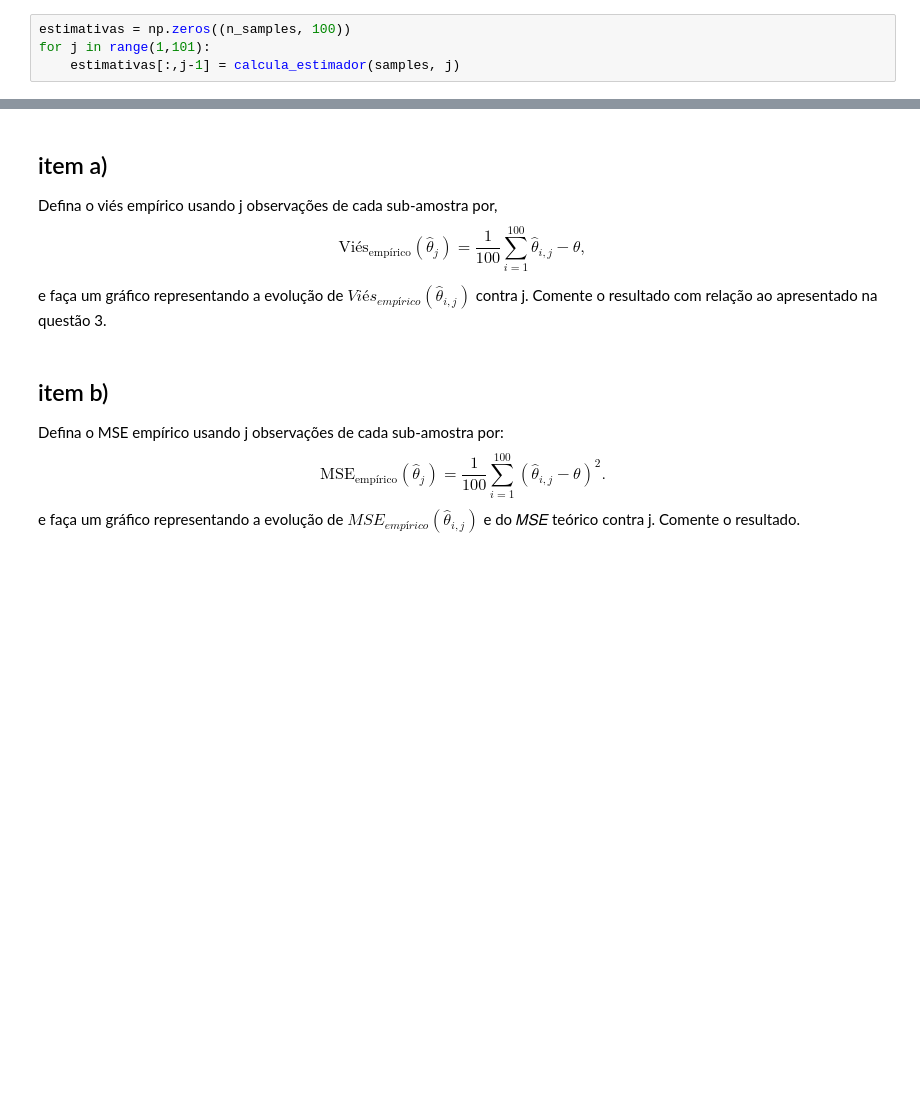
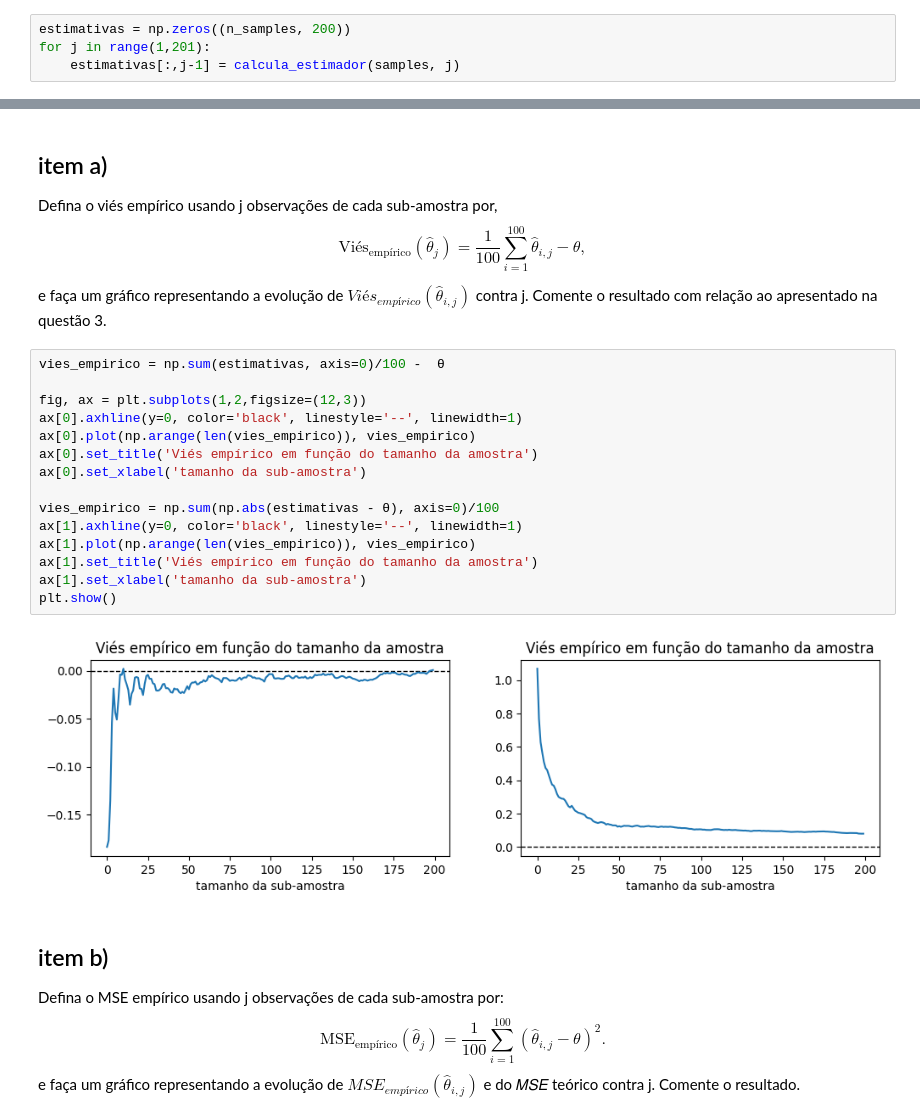
Before and after one commit to asdmalizia/masters, a Jupyter notebook: Inferência estatística/Lista prática.ipynb, the cells around one changed output, grey strips where cells are left out. Cells and saved outputs as stored; diff of their text form; blank space fills up the shorter version.

```diff
--- a/Inferência estatística/Lista prática.ipynb
+++ b/Inferência estatística/Lista prática.ipynb
@@ -70,8 +74,8 @@ def calcula_estimador(samples, sample_size):
         return np.full(samples.shape[0], np.nan)
     return np.mean(samples[:,:sample_size], axis=1)/2
 # %%
-estimativas = np.zeros((n_samples, 100))
-for j in range(1,101):
+estimativas = np.zeros((n_samples, 200))
+for j in range(1,201):
     estimativas[:,j-1] = calcula_estimador(samples, j)
 # %%
 estimativas.shape
@@ -96,6 +100,23 @@ $$
 
 e faça um gráfico representando a evolução de $Viés_{empírico}(\hat{\theta}_{i,j})$ contra j.
 Comente o resultado com relação ao apresentado na questão 3.
+# %%
+vies_empirico = np.sum(estimativas, axis=0)/100 -  θ
+
+fig, ax = plt.subplots(1,2,figsize=(12,3))
+ax[0].axhline(y=0, color='black', linestyle='--', linewidth=1)
+ax[0].plot(np.arange(len(vies_empirico)), vies_empirico)
+ax[0].set_title('Viés empírico em função do tamanho da amostra')
+ax[0].set_xlabel('tamanho da sub-amostra')
+
+vies_empirico = np.sum(np.abs(estimativas - θ), axis=0)/100
+ax[1].axhline(y=0, color='black', linestyle='--', linewidth=1)
+ax[1].plot(np.arange(len(vies_empirico)), vies_empirico)
+ax[1].set_title('Viés empírico em função do tamanho da amostra')
+ax[1].set_xlabel('tamanho da sub-amostra')
+plt.show()
+# %% [output]
+[figure, added]
 # %% [markdown]
 ## item b)
 Defina o MSE empírico usando j observações de cada sub-amostra por:
```
Also changed, not shown: parts of 42 cells of this notebook, 9 other files.
